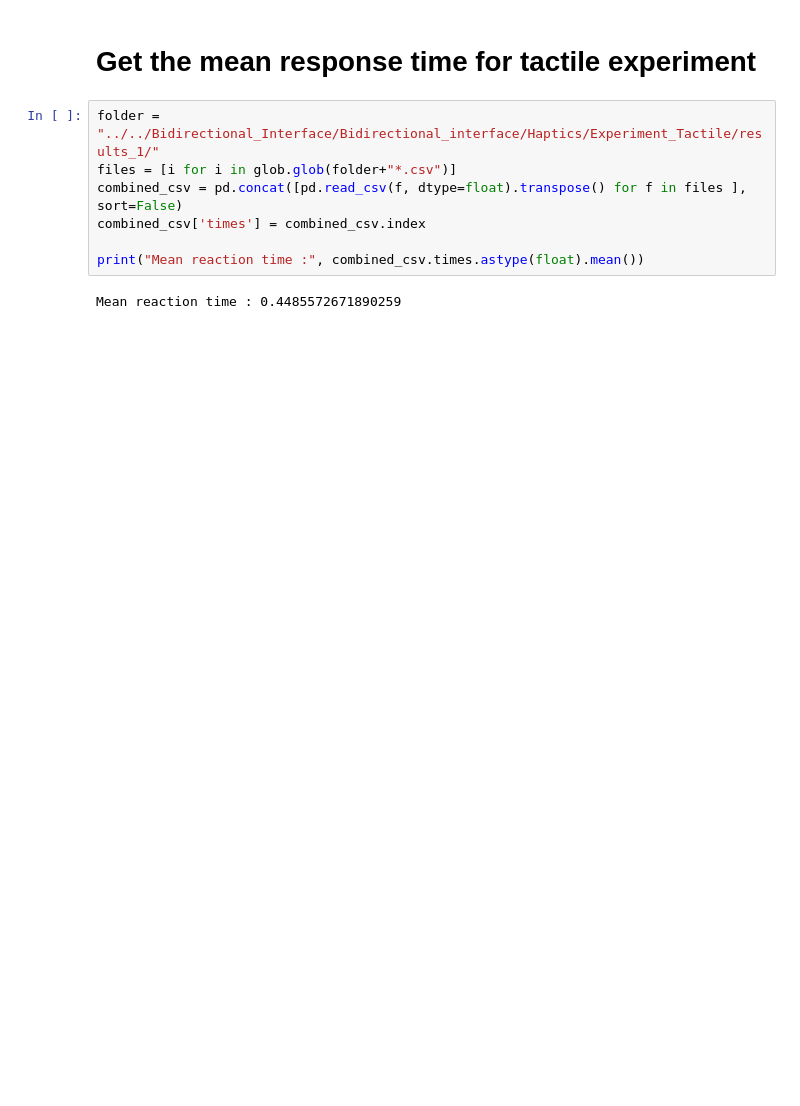
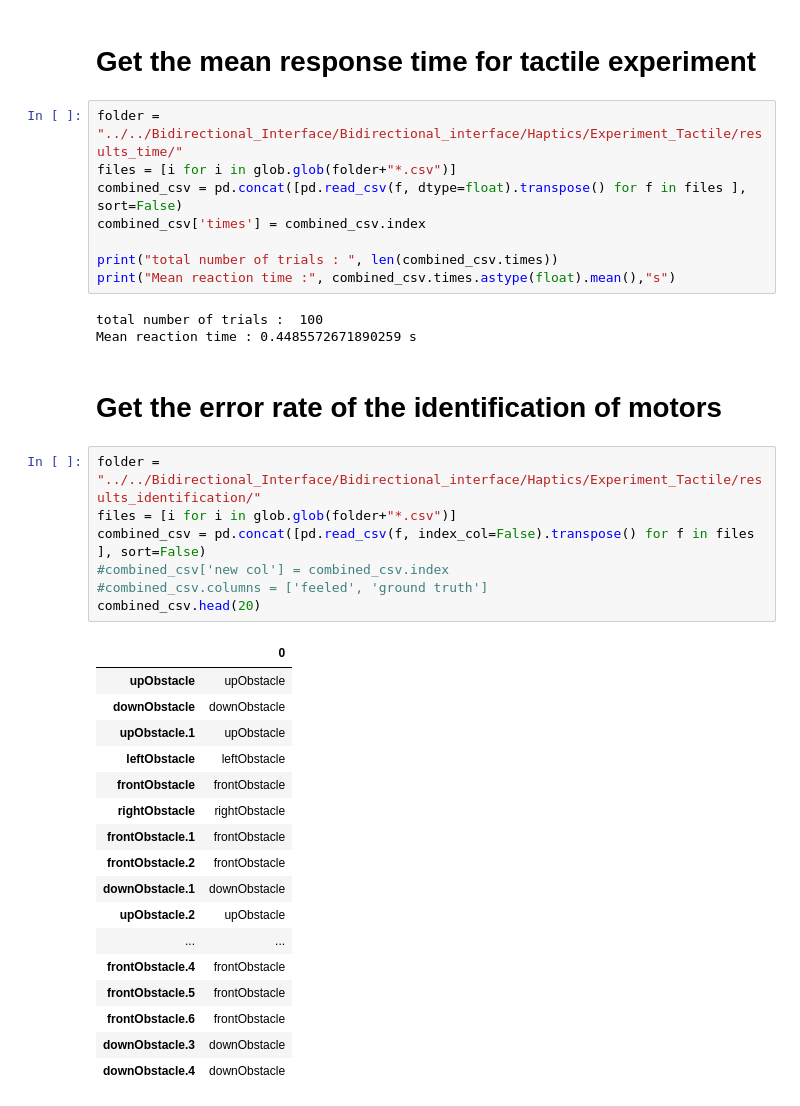
Before and after one commit to medioman22/Bidirectional_Interface, a Jupyter notebook: data_analysis/data_analysis.ipynb, the cells around one changed output. Saved outputs shown, nothing was run; the diff lists cells and outputs as text; blank space fills up the shorter version.

Commit message:
started analysis of results

```diff
--- a/data_analysis/data_analysis.ipynb
+++ b/data_analysis/data_analysis.ipynb
@@ -127,11 +127,40 @@ plt.show()
 # %% [markdown]
 # Get the mean response time for tactile experiment
 # %%
-folder = "../../Bidirectional_Interface/Bidirectional_interface/Haptics/Experiment_Tactile/results_1/"
+folder = "../../Bidirectional_Interface/Bidirectional_interface/Haptics/Experiment_Tactile/results_time/"
 files = [i for i in glob.glob(folder+"*.csv")]
 combined_csv = pd.concat([pd.read_csv(f, dtype=float).transpose() for f in files ], sort=False)
 combined_csv['times'] = combined_csv.index
 
-print("Mean reaction time :", combined_csv.times.astype(float).mean())
+print("total number of trials : ", len(combined_csv.times))
+print("Mean reaction time :", combined_csv.times.astype(float).mean(),"s")
 # %% [output]
-Mean reaction time : 0.4485572671890259
+total number of trials :  100
+Mean reaction time : 0.4485572671890259 s
+# %% [markdown]
+# Get the error rate of the identification of motors
+# %%
+folder = "../../Bidirectional_Interface/Bidirectional_interface/Haptics/Experiment_Tactile/results_identification/"
+files = [i for i in glob.glob(folder+"*.csv")]
+combined_csv = pd.concat([pd.read_csv(f, index_col=False).transpose() for f in files ], sort=False)
+#combined_csv['new col'] = combined_csv.index
+#combined_csv.columns = ['feeled', 'ground truth']
+combined_csv.head(20)
+# %% [output]
+|  | 0 |
+| upObstacle | upObstacle |
+| downObstacle | downObstacle |
+| upObstacle.1 | upObstacle |
+| leftObstacle | leftObstacle |
+| frontObstacle | frontObstacle |
+| rightObstacle | rightObstacle |
+| frontObstacle.1 | frontObstacle |
+| frontObstacle.2 | frontObstacle |
+| downObstacle.1 | downObstacle |
+| upObstacle.2 | upObstacle |
+| ... | ... |
+| frontObstacle.4 | frontObstacle |
+| frontObstacle.5 | frontObstacle |
+| frontObstacle.6 | frontObstacle |
+| downObstacle.3 | downObstacle |
+| downObstacle.4 | downObstacle |
```
